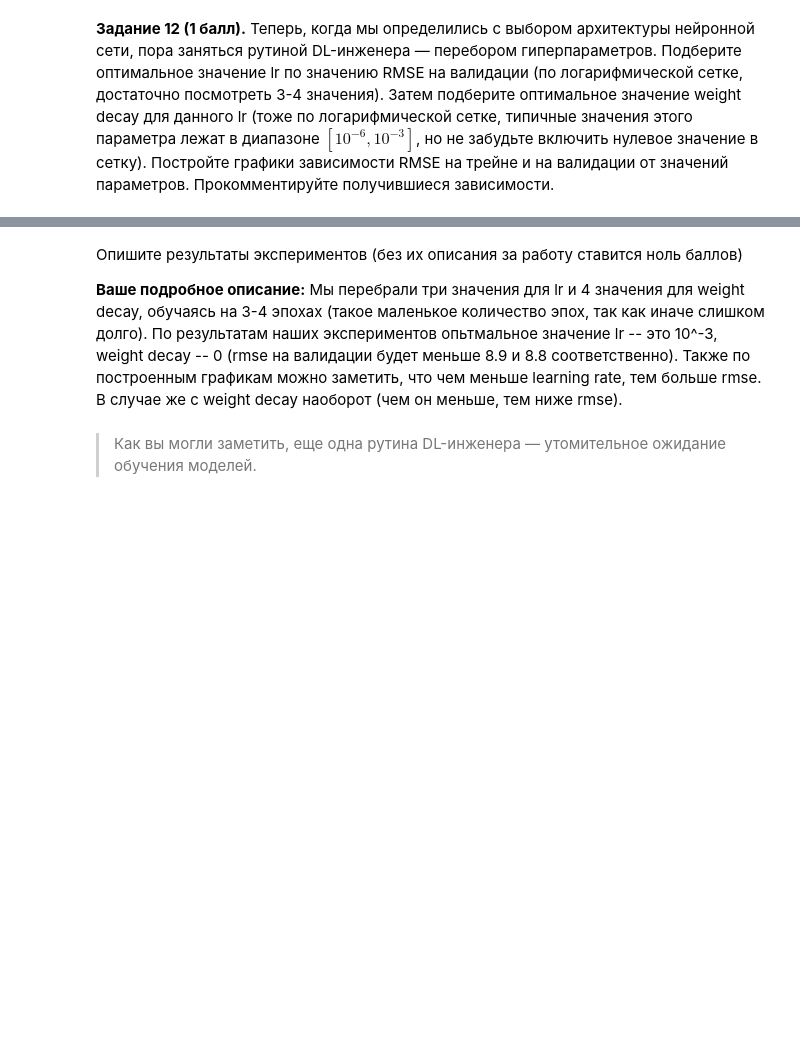
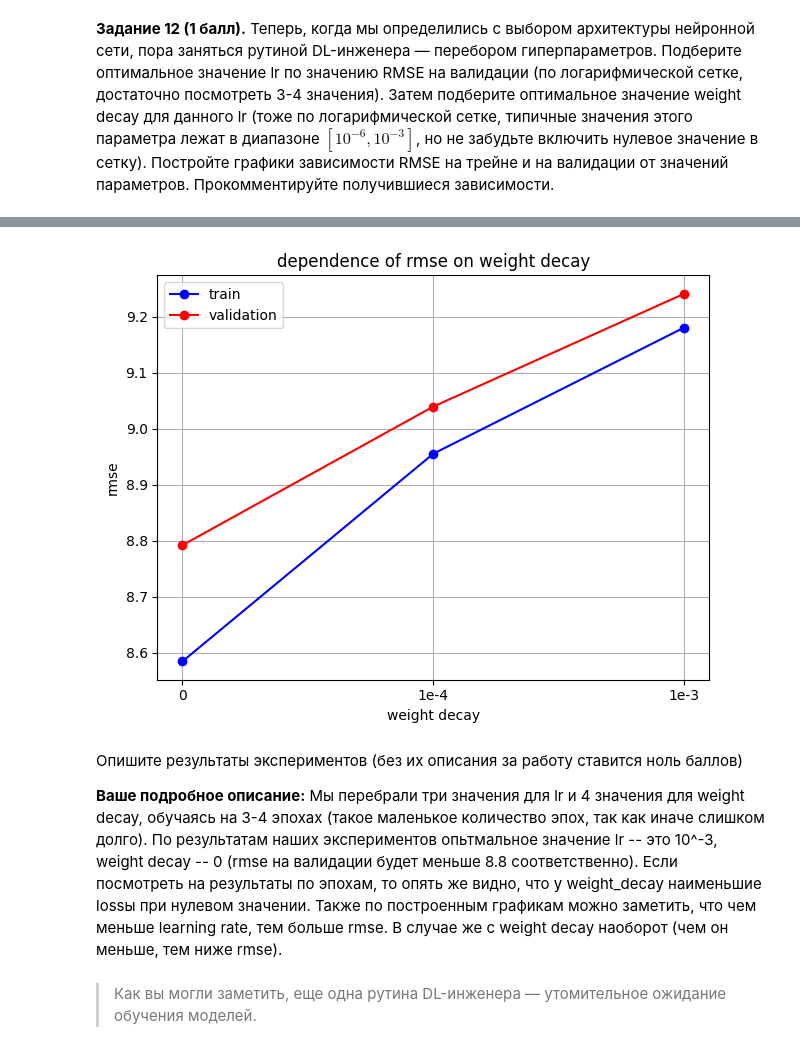
Before and after one commit to pixi2102/iad-intro-ds, a Jupyter notebook: 2025/homeworks/homework_01.ipynb, the cells around one changed output, grey strips where cells are left out. Saved outputs shown, nothing was run; the diff lists cells and outputs as text; code cells hidden in the pictures; blank space fills up the shorter version.

```diff
--- a/2025/homeworks/homework_01.ipynb
+++ b/2025/homeworks/homework_01.ipynb
@@ -313,7 +357,7 @@ def training_epoch(model, optimizer, criterion, train_loader):
 
     train_loss /= len(train_loader)
     return train_loss
-    raise NotImplementedError
+
 
 
 @torch.no_grad()
@@ -337,7 +381,7 @@ def validation_epoch(model, criterion, val_loader):
     return val_loss
     # your code here   ฅ^•ﻌ•^ฅ
 
-    raise NotImplementedError
+
 
 
 @torch.no_grad()
@@ -358,11 +402,9 @@ def predict(model, data_loader):
     model.eval()
     predicts = []
     y_true=[]
-
-    with torch.no_grad():
-        for inputs, labels in data_loader:
-            predicts.append(model(inputs).cpu())
-            y_true.append(labels.cpu())
+    for inputs, labels in data_loader:
+        predicts.append(model(inputs).cpu())
+        y_true.append(labels.cpu())
     return torch.cat(predicts, dim=0), torch.cat(y_true, dim=0)
 
 
@@ -538,12 +598,10 @@ print(f'RMSE of regression: {rmse_sigmoid:.2f}')
 # %% [markdown]
 **Задание 8 (2 балла).** На этот раз попробуем отнормировать не только целевую переменную, но и сами данные, которые подаются сети на вход. Для них будем использовать нормализацию через среднее и стандартное отклонение. Преобразуйте данные и повторите прошлый эксперимент. Скорее всего, имеет смысл увеличить число эпох обучения.
 # %%
-X_train_normalized = scaler.transform(X_train)
-X_val_normalized = scaler.transform(X_val)
-g=set_global_seed(42)
-train_dataset = TensorDataset(torch.tensor(X_train_normalized, dtype=torch.float32), torch.tensor(y_train_normalized, dtype=torch.float32))
-val_dataset = TensorDataset(torch.tensor(X_val_normalized, dtype=torch.float32), torch.tensor(y_val_normalized, dtype=torch.float32))
-train_loader = DataLoader(train_dataset, batch_size=32, shuffle=True,generator=g, worker_init_fn=seed_worker)
+train_dataset = TensorDataset(torch.tensor(X_train, dtype=torch.float32), torch.tensor(y_train_normalized, dtype=torch.float32))
+val_dataset = TensorDataset(torch.tensor(X_val, dtype=torch.float32), torch.tensor(y_val_normalized, dtype=torch.float32))
+g=set_global_seed(52)
+train_loader = DataLoader(train_dataset, batch_size=32, shuffle=True, generator=g, worker_init_fn=seed_worker)
 val_loader = DataLoader(val_dataset, batch_size=32, generator=g, worker_init_fn=seed_worker)
 
 model = RegressionSigmoidNN(X_train_normalized.shape[1])
@@ -731,5 +860,5 @@ plt.grid(True)
 # %%
-wd_values = [0, 1e-6, 1e-4, 1e-3]
+wd_values = [0, 1e-4, 1e-3]
 wd_rmse = []
 
 for wd in wd_values:
@@ -758,21 +898,30 @@ print(f"best weight decay: {best_wd} ")
 # %%
 plt.figure(figsize=(12, 5))
+plt.subplot(1, 2, 2)
 
-plt.subplot(1, 2, 2)
-plt.semilogx([r['wd'] for r in wd_rmse], [r['rmse_train'] for r in wd_rmse], 'o-b', label='train')
-plt.semilogx([r['wd'] for r in wd_rmse], [r['rmse_val'] for r in wd_rmse], 'o-r', label='validation')
+wd_list = [r['wd'] for r in wd_rmse]
+train_rmse = [r['rmse_train'] for r in wd_rmse]
+val_rmse = [r['rmse_val'] for r in wd_rmse]
+
+x_positions = [0, 1, 2]
+x_labels = ['0', '1e-4', '1e-3']
+plt.plot(x_positions, train_rmse, 'o-b', label='train')
+plt.plot(x_positions, val_rmse, 'o-r', label='validation')
+plt.xticks(x_positions, x_labels)
 plt.xlabel('weight decay')
 plt.ylabel('rmse')
 plt.title('dependence of rmse on weight decay')
 plt.legend()
 plt.grid()
 
 plt.tight_layout()
 plt.show()
+# %% [output]
+[figure, added]
 # %% [markdown]
 Опишите результаты экспериментов (без их описания за работу ставится ноль баллов)
 
-__Ваше подробное описание:__  Мы перебрали три значения для lr и 4 значения для weight decay, обучаясь на 3-4 эпохах (такое маленькое количество эпох, так как иначе слишком долго). По результатам наших экспериментов опьтмальное значение lr -- это 10^-3, weight decay -- 0 (rmse на валидации будет меньше 8.9 и 8.8 соответственно). Также по построенным графикам можно заметить, что чем меньше learning rate, тем больше rmse. В случае же с weight decay наоборот (чем он меньше, тем ниже rmse).
+__Ваше подробное описание:__  Мы перебрали три значения для lr и 4 значения для weight decay, обучаясь на 3-4 эпохах (такое маленькое количество эпох, так как иначе слишком долго). По результатам наших экспериментов опьтмальное значение lr -- это 10^-3, weight decay -- 0 (rmse на валидации будет меньше 8.8 соответственно). Если посмотреть на результаты по эпохам, то опять же видно, что у weight_decay наименьшие lossы при нулевом значении. Также по построенным графикам можно заметить, что чем меньше learning rate, тем больше rmse. В случае же с weight decay наоборот (чем он меньше, тем ниже rmse).
 # %% [markdown]
 > Как вы могли заметить, еще одна рутина DL-инженера &mdash; утомительное ожидание обучения моделей.
 # %% [markdown]
```
Also changed, not shown: parts of 42 cells of this notebook.
